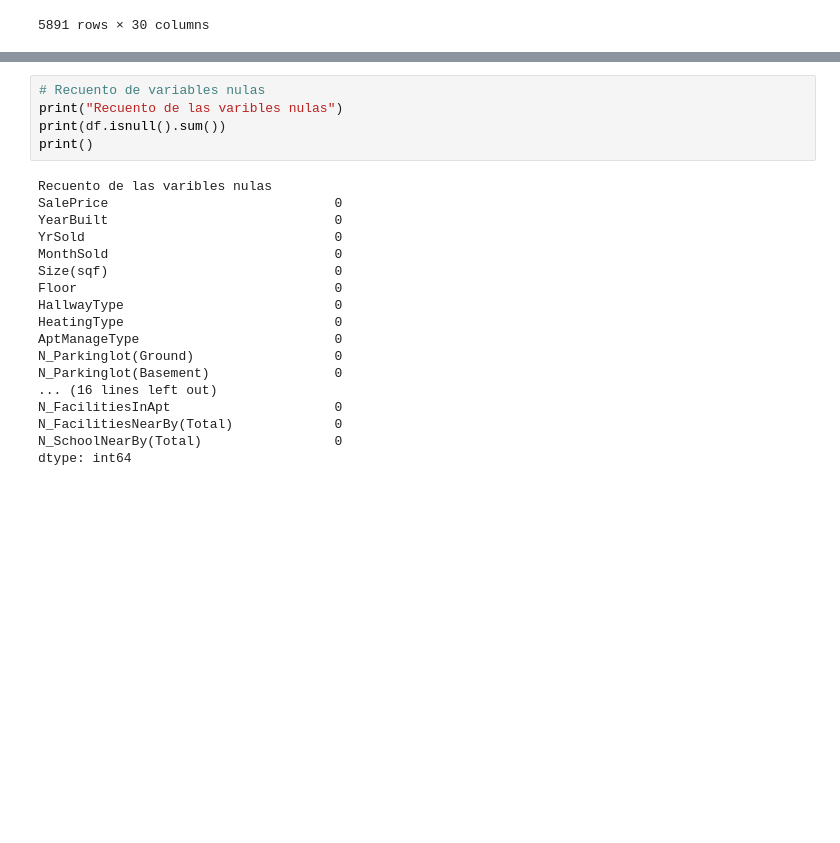
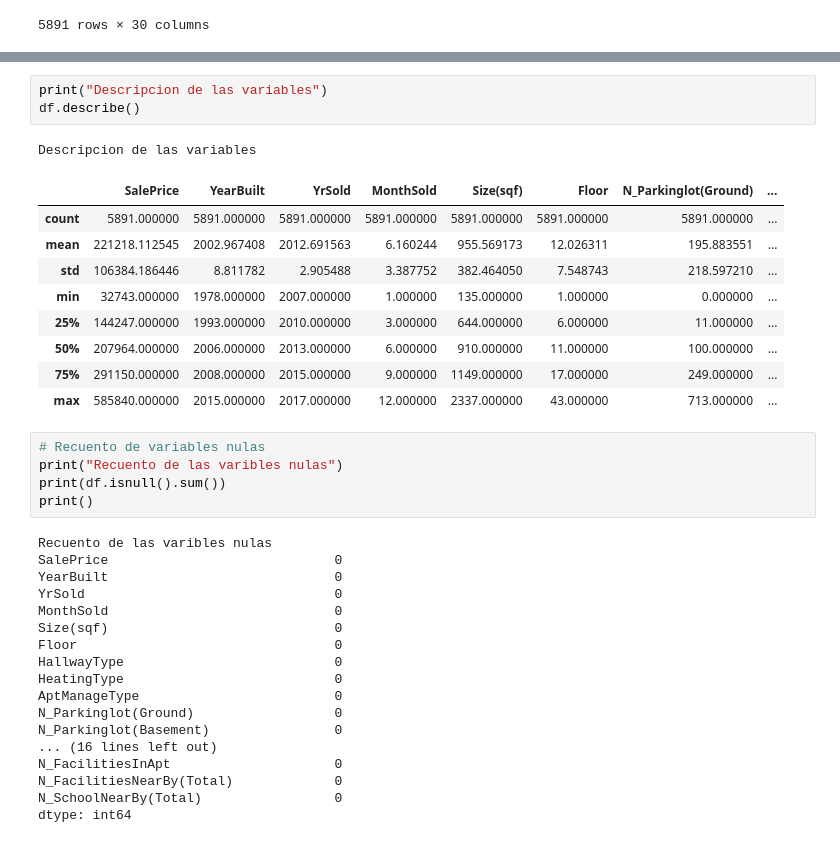
Before and after one commit to juandifs00/Analisis_Predictivo_Datos, a Jupyter notebook: Entrega_2/Trabajo2_JuanDiegoRG_JuanPabloMD.ipynb, the cells around one changed output, grey strips where cells are left out. Saved outputs shown, nothing was run; the diff lists cells and outputs as text; blank space fills up the shorter version.

```diff
--- a/Entrega_2/Trabajo2_JuanDiegoRG_JuanPabloMD.ipynb
+++ b/Entrega_2/Trabajo2_JuanDiegoRG_JuanPabloMD.ipynb
@@ -93,3 +82,17 @@ memory usage: 1.3+ MB
+# %%
+print("Descripcion de las variables")
+df.describe()
+# %% [output]
+Descripcion de las variables
+|  | SalePrice | YearBuilt | YrSold | MonthSold | Size(sqf) | Floor | N_Parkinglot(Ground) | ... |
+| count | 5891.000000 | 5891.000000 | 5891.000000 | 5891.000000 | 5891.000000 | 5891.000000 | 5891.000000 | ... |
+| mean | 221218.112545 | 2002.967408 | 2012.691563 | 6.160244 | 955.569173 | 12.026311 | 195.883551 | ... |
+| std | 106384.186446 | 8.811782 | 2.905488 | 3.387752 | 382.464050 | 7.548743 | 218.597210 | ... |
+| min | 32743.000000 | 1978.000000 | 2007.000000 | 1.000000 | 135.000000 | 1.000000 | 0.000000 | ... |
+| 25% | 144247.000000 | 1993.000000 | 2010.000000 | 3.000000 | 644.000000 | 6.000000 | 11.000000 | ... |
+| 50% | 207964.000000 | 2006.000000 | 2013.000000 | 6.000000 | 910.000000 | 11.000000 | 100.000000 | ... |
+| 75% | 291150.000000 | 2008.000000 | 2015.000000 | 9.000000 | 1149.000000 | 17.000000 | 249.000000 | ... |
+| max | 585840.000000 | 2015.000000 | 2017.000000 | 12.000000 | 2337.000000 | 43.000000 | 713.000000 | ... |
 # %%
 # Recuento de variables nulas
 print("Recuento de las varibles nulas")
```
Also changed, not shown: parts of 33 cells of this notebook.
